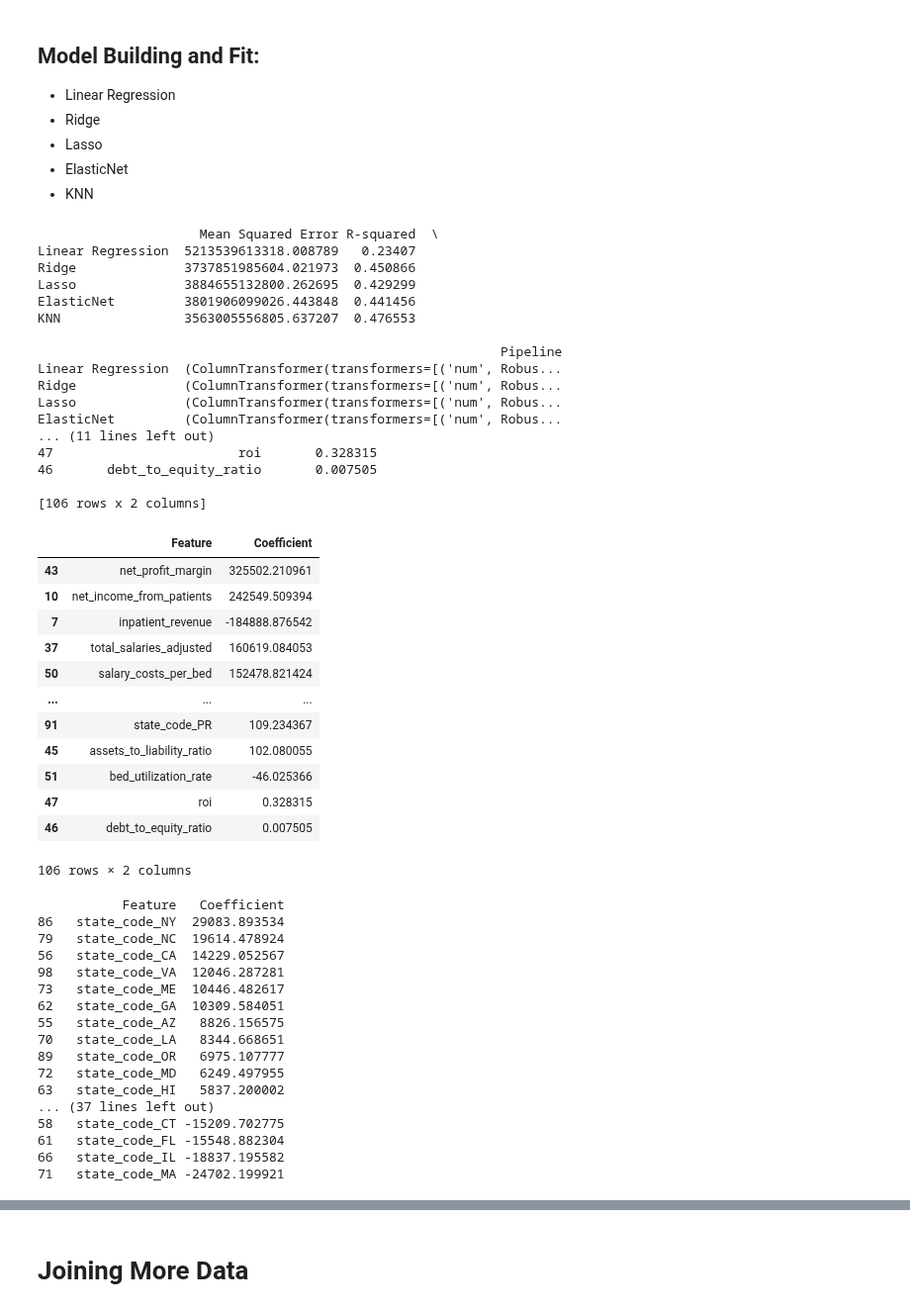
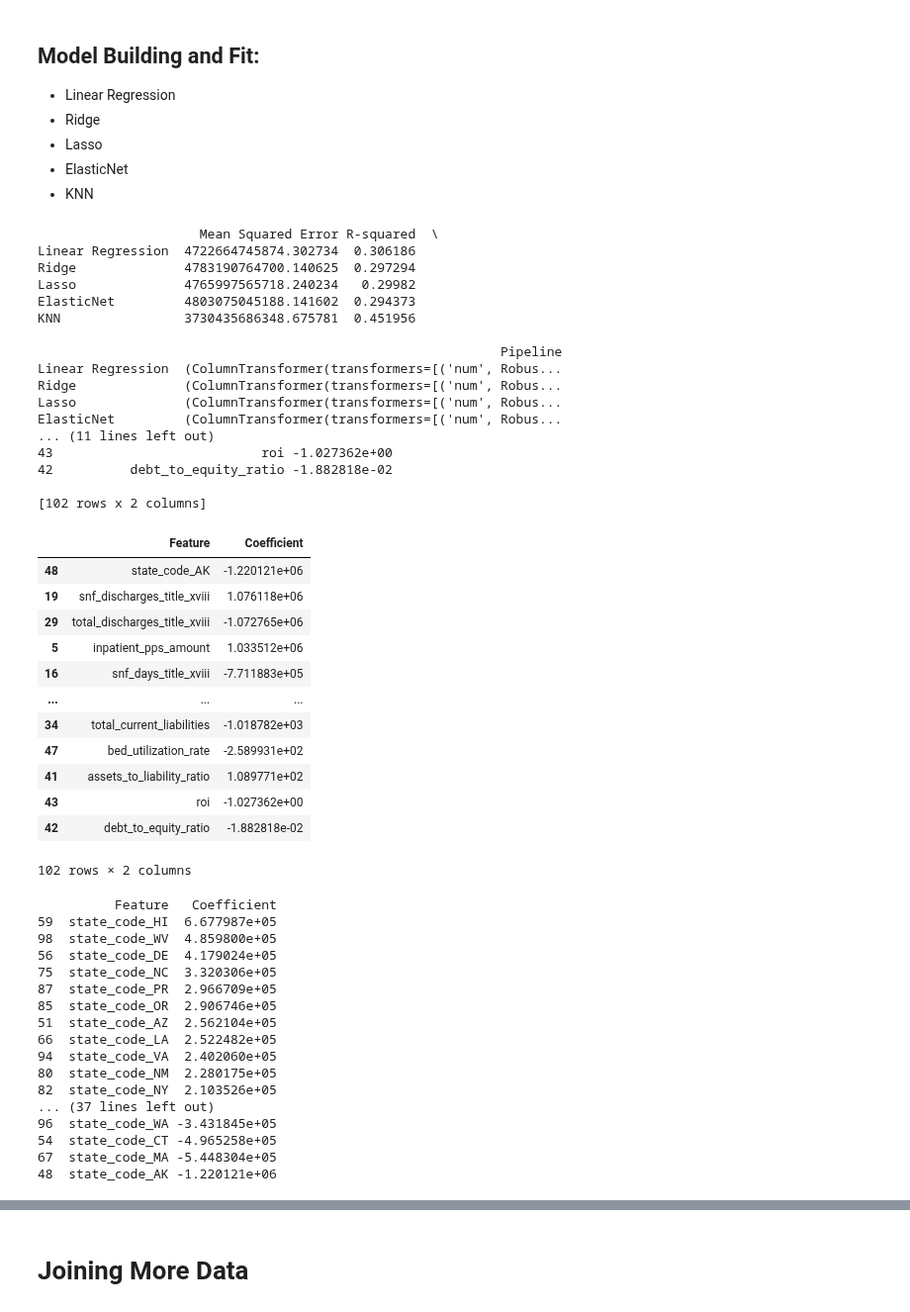
Before and after one commit to Musiik-fn/620-Project-Codebase, a Jupyter notebook: Codebase/620ProjectWhiteboard.ipynb, the cells around one changed output, grey strips where cells are left out. Shown at 99% size. Saved outputs shown, nothing was run; the diff lists cells and outputs as text; code cells hidden in the pictures.

```diff
--- a/Codebase/620ProjectWhiteboard.ipynb
+++ b/Codebase/620ProjectWhiteboard.ipynb
@@ -392,7 +392,7 @@ Dropping due to redundancy:
 - `'total_salaries_from_worksheet_a',`: duplicate with `'total_salaries_adjusted'`
 # %%
 dropNull = ['buildings', 'major_movable_equipment', 'fixed_equipment', 'snf_admissions_title_xix', 'snf_average_length_stay_xix', 'snf_days_title_xix', 'snf_discharges_title_xix', 'snf_bed_days_available', 'snf_number_of_beds', 'total_days_title_xix', 'total_discharges_title_xix', 'total_rug_days']
-dropRedundancy = ['fiscal_year_begin_date', 'fiscal_year_end_date', 'other_assets', 'total_current_assets', 'total_fixed_assets', 'total_other_assets', 'total_salaries_from_worksheet_a', 'other_current_liabilities', 'total_income']
+dropRedundancy = ['fiscal_year_begin_date', 'fiscal_year_end_date', 'other_assets', 'total_current_assets', 'total_fixed_assets', 'total_other_assets', 'total_salaries_from_worksheet_a', 'other_current_liabilities', 'total_income', 'net_income_from_patients', 'net_patient_revenue', 'inpatient_revenue']
 dropInsignificant = []
 dropList = dropNull + dropRedundancy + dropInsignificant
 # %%
@@ -769,75 +769,75 @@ def extract_best_regression_models(df, target_column, scaler, test_size=0.1, ran
 
     return best_model, results
 
 # Usage example
-best_model, results = extract_best_regression_models(df, 'net_income', RobustScaler())
+best_model, results = extract_best_regression_models(df.drop(columns=['gross_revenue']), 'net_income', RobustScaler())
 print(results)
 
 # Check if the best model is parametric and extract coefficients
 if 'coef_' in dir(best_model.named_steps['regressor']):  # Checks if 'coef_' attribute exists
     coefs = best_model.named_steps['regressor'].coef_
     features = best_model.named_steps['preprocessor'].transformers_[0][2]  # Assuming numerical features only
     feature_importance = pd.DataFrame({'Feature': features, 'Coefficient': coefs})
     feature_importance['abs_coefficient'] = feature_importance['Coefficient'].abs()
     feature_importance_sorted = feature_importance.sort_values(by='abs_coefficient', ascending=False)
     feature_importance_sorted.drop(columns=['abs_coefficient'], inplace=True)
     print(feature_importance_sorted)
 else:
     print("Best model does not support coefficient extraction.")
 
 feature_importance_sorted
 # %% [output]
                      Mean Squared Error R-squared  \
-Linear Regression  5213539613318.008789   0.23407
-Ridge              3737851985604.021973  0.450866
-Lasso              3884655132800.262695  0.429299
-ElasticNet         3801906099026.443848  0.441456
-KNN                3563005556805.637207  0.476553
+Linear Regression  4722664745874.302734  0.306186
+Ridge              4783190764700.140625  0.297294
+Lasso              4765997565718.240234   0.29982
+ElasticNet         4803075045188.141602  0.294373
+KNN                3730435686348.675781  0.451956
 
                                                             Pipeline
 Linear Regression  (ColumnTransformer(transformers=[('num', Robus...
 Ridge              (ColumnTransformer(transformers=[('num', Robus...
 Lasso              (ColumnTransformer(transformers=[('num', Robus...
 ElasticNet         (ColumnTransformer(transformers=[('num', Robus...
 ... (11 lines left out)
-47                        roi       0.328315
-46       debt_to_equity_ratio       0.007505
+43                           roi -1.027362e+00
+42          debt_to_equity_ratio -1.882818e-02
 
-[106 rows x 2 columns]
+[102 rows x 2 columns]
 |  | Feature | Coefficient |
-| 43 | net_profit_margin | 325502.210961 |
-| 10 | net_income_from_patients | 242549.509394 |
-| 7 | inpatient_revenue | -184888.876542 |
-| 37 | total_salaries_adjusted | 160619.084053 |
-| 50 | salary_costs_per_bed | 152478.821424 |
+| 48 | state_code_AK | -1.220121e+06 |
+| 19 | snf_discharges_title_xviii | 1.076118e+06 |
+| 29 | total_discharges_title_xviii | -1.072765e+06 |
+| 5 | inpatient_pps_amount | 1.033512e+06 |
+| 16 | snf_days_title_xviii | -7.711883e+05 |
 | ... | ... | ... |
-| 91 | state_code_PR | 109.234367 |
-| 45 | assets_to_liability_ratio | 102.080055 |
-| 51 | bed_utilization_rate | -46.025366 |
-| 47 | roi | 0.328315 |
-| 46 | debt_to_equity_ratio | 0.007505 |
+| 34 | total_current_liabilities | -1.018782e+03 |
+| 47 | bed_utilization_rate | -2.589931e+02 |
+| 41 | assets_to_liability_ratio | 1.089771e+02 |
+| 43 | roi | -1.027362e+00 |
+| 42 | debt_to_equity_ratio | -1.882818e-02 |
-106 rows × 2 columns
+102 rows × 2 columns
 # %%
 state_code_features = feature_importance_sorted[feature_importance_sorted['Feature'].str.startswith('state_code_')].sort_values(by = 'Coefficient', ascending=False)
 
 # Now state_code_features contains only the features related to states
 print(state_code_features)
 # %% [output]
-           Feature   Coefficient
-86   state_code_NY  29083.893534
-79   state_code_NC  19614.478924
-56   state_code_CA  14229.052567
-98   state_code_VA  12046.287281
-73   state_code_ME  10446.482617
-62   state_code_GA  10309.584051
-55   state_code_AZ   8826.156575
-70   state_code_LA   8344.668651
-89   state_code_OR   6975.107777
-72   state_code_MD   6249.497955
-63   state_code_HI   5837.200002
+          Feature   Coefficient
+59  state_code_HI  6.677987e+05
+98  state_code_WV  4.859800e+05
+56  state_code_DE  4.179024e+05
+75  state_code_NC  3.320306e+05
+87  state_code_PR  2.966709e+05
+85  state_code_OR  2.906746e+05
+51  state_code_AZ  2.562104e+05
+66  state_code_LA  2.522482e+05
+94  state_code_VA  2.402060e+05
+80  state_code_NM  2.280175e+05
+82  state_code_NY  2.103526e+05
 ... (37 lines left out)
-58   state_code_CT -15209.702775
-61   state_code_FL -15548.882304
-66   state_code_IL -18837.195582
-71   state_code_MA -24702.199921
+96  state_code_WA -3.431845e+05
+54  state_code_CT -4.965258e+05
+67  state_code_MA -5.448304e+05
+48  state_code_AK -1.220121e+06
 # %%
```
Also changed, not shown: parts of 7 cells of this notebook, 9 other files.
